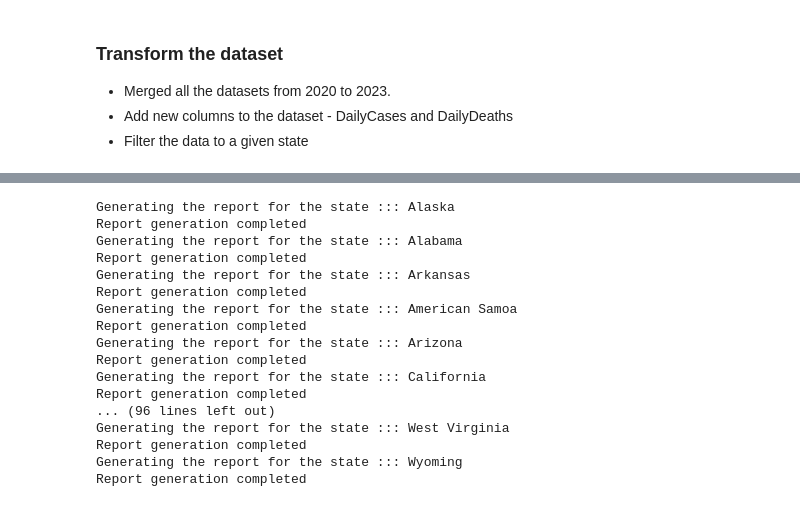
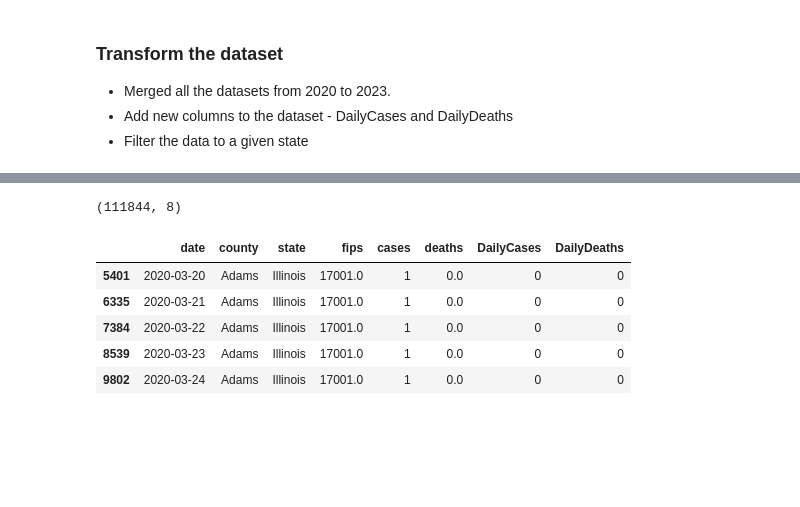
Before and after one commit to onedataengineer21/notebooks, a Jupyter notebook: python/ETL_Notebook_CovidandUSA.ipynb, the cells around one changed output, grey strips where cells are left out. Drawn from its saved outputs; the diff is of its cells as text; code cells hidden in the pictures; blank space fills up the shorter version.

Commit message:
Updating the Covid ETL

```diff
--- a/python/ETL_Notebook_CovidandUSA.ipynb
+++ b/python/ETL_Notebook_CovidandUSA.ipynb
@@ -63,3 +72,8 @@ def extract_data(dataset_path):
+# %%
+covid2020 = extract_data("/content/us-counties-2020.csv")
+covid2021 = extract_data("/content/us-counties-2021.csv")
+covid2022 = extract_data("/content/us-counties-2022.csv")
+covid2023 = extract_data("/content/us-counties-2023.csv")
 # %% [markdown]
 ### Transform the dataset
 
@@ -68,28 +82,17 @@ def extract_data(dataset_path):
 * Filter the data to a given state
 # %%
 def transform(df_list, statename):
-    """
-    Transform the dataframes by concatinating all the given dataframes
-    Filter the dataframe for the given statename
-    Create new columns - DailyCases and DailyDeaths
-    Return the transformed dataframe
+  """
+  """
+  ### Concating the dataframes into one single dataframe
+  covid = pd.concat(df_list)
 
-    Parameters
-    ----------
-    df_list : list
-        list of dataframe names
-    statename : str
-        Name of the state to be used to filter the records
-    """
-    ### Concating the dataframes into one single dataframe
-    covid = pd.concat(df_list)
+  ### Filtering the dataframe for the given state
+  covid = covid[covid.state == statename]
 
-    ### Filtering the dataframe for the given state
-    covid = covid[covid.state == statename]
+  ### Adding Daily cases and Daily Deaths
+  covid = covid[covid.state == statename].sort_values(by=['county', 'date'])
+  covid['DailyCases'] = covid['cases'].diff().fillna(0).astype('Int64')
+  covid['DailyDeaths'] = covid['deaths'].diff().fillna(0).astype('Int64')
 
-    ### Adding Daily cases and Daily Deaths
-    covid = covid[covid.state == statename].sort_values(by=['county', 'date'])
-    covid['DailyCases'] = covid['cases'].diff().fillna(0).astype('Int64')
-    covid['DailyDeaths'] = covid['deaths'].diff().fillna(0).astype('Int64')
-
-    return covid
+  return covid
@@ -132,22 +99,15 @@ def generate_covidreport_statewise(statename):
-# %%
-state_names = ["Alaska", "Alabama", "Arkansas", "American Samoa", "Arizona", "California", "Colorado", "Connecticut", "District ", "of Columbia", "Delaware", "Florida", "Georgia", "Guam", "Hawaii", "Iowa", "Idaho", "Illinois", "Indiana", "Kansas", "Kentucky", "Louisiana", "Massachusetts", "Maryland", "Maine", "Michigan", "Minnesota", "Missouri", "Mississippi", "Montana", "North Carolina", "North Dakota", "Nebraska", "New Hampshire", "New Jersey", "New Mexico", "Nevada", "New York", "Ohio", "Oklahoma", "Oregon", "Pennsylvania", "Puerto Rico", "Rhode Island", "South Carolina", "South Dakota", "Tennessee", "Texas", "Utah", "Virginia", "Virgin Islands", "Vermont", "Washington", "Wisconsin", "West Virginia", "Wyoming"]
-for state in state_names:
-    generate_covidreport_statewise(state)
-# %% [output]
-Generating the report for the state ::: Alaska
-Report generation completed
-Generating the report for the state ::: Alabama
-Report generation completed
-Generating the report for the state ::: Arkansas
-Report generation completed
-Generating the report for the state ::: American Samoa
-Report generation completed
-Generating the report for the state ::: Arizona
-Report generation completed
-Generating the report for the state ::: California
-Report generation completed
-... (96 lines left out)
-Generating the report for the state ::: West Virginia
-Report generation completed
-Generating the report for the state ::: Wyoming
-Report generation completed
+# %%
+covid = transform([covid2020, covid2021, covid2022, covid2023], 'Illinois')
+# %%
+covid.shape
+# %% [output]
+(111844, 8)
+# %%
+covid.head()
+# %% [output]
+|  | date | county | state | fips | cases | deaths | DailyCases | DailyDeaths |
+| 5401 | 2020-03-20 | Adams | Illinois | 17001.0 | 1 | 0.0 | 0 | 0 |
+| 6335 | 2020-03-21 | Adams | Illinois | 17001.0 | 1 | 0.0 | 0 | 0 |
+| 7384 | 2020-03-22 | Adams | Illinois | 17001.0 | 1 | 0.0 | 0 | 0 |
+| 8539 | 2020-03-23 | Adams | Illinois | 17001.0 | 1 | 0.0 | 0 | 0 |
+| 9802 | 2020-03-24 | Adams | Illinois | 17001.0 | 1 | 0.0 | 0 | 0 |
```
Also changed, not shown: parts of 14 cells of this notebook.
